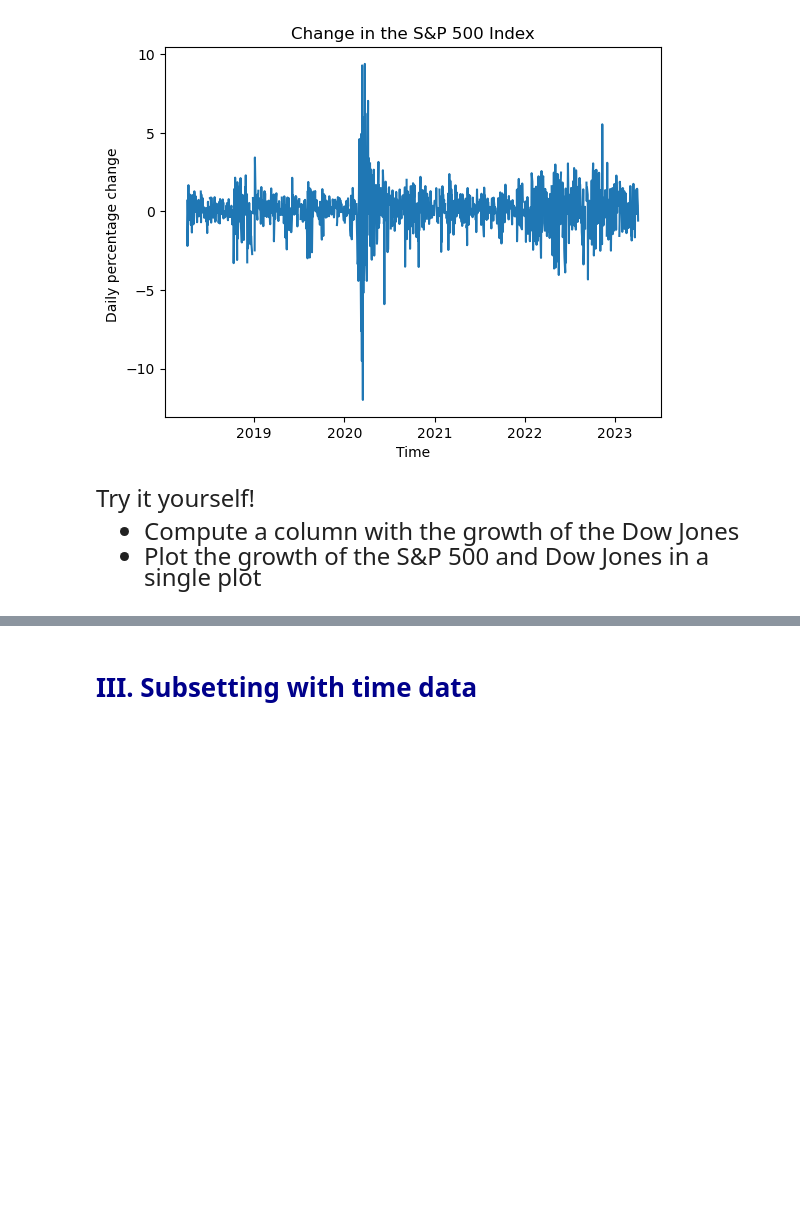
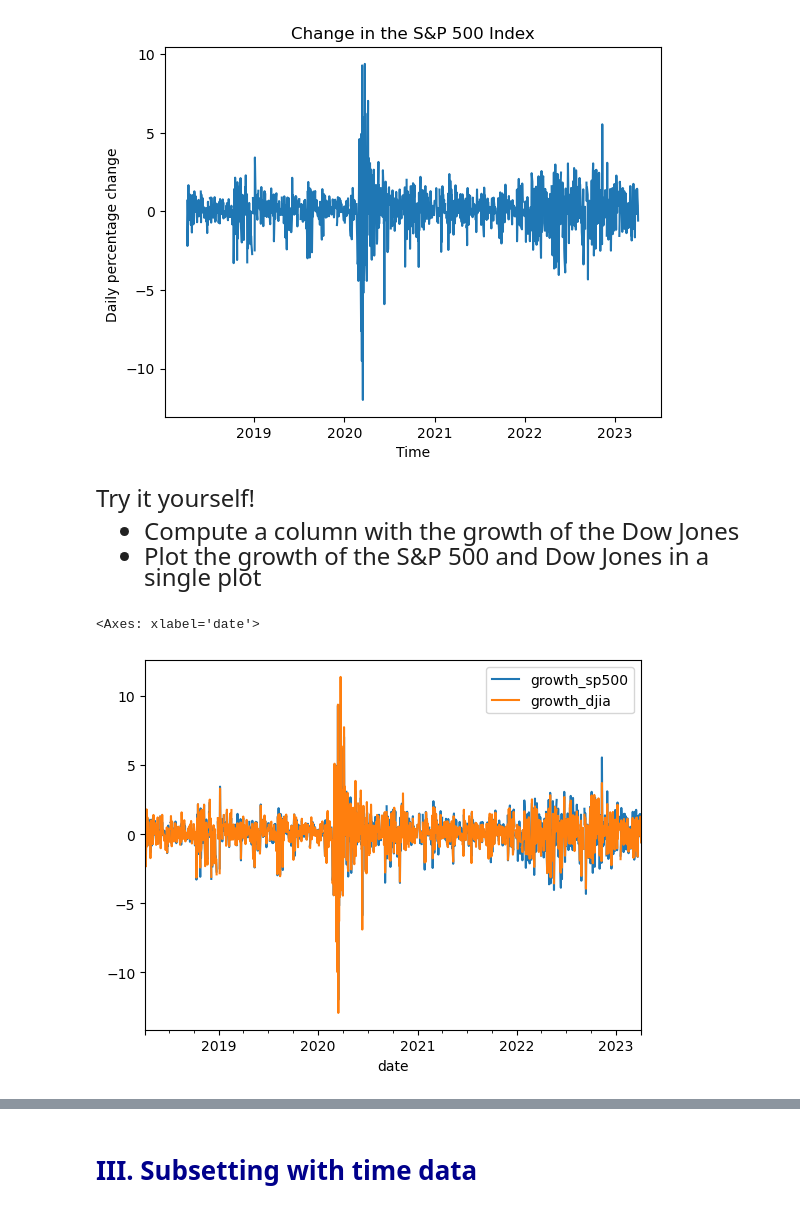
Before and after one commit to yoonpk147/qtm151_fall_2023, a Jupyter notebook: lecture_21/lecture_21.ipynb, the cells around one changed output, grey strips where cells are left out. Drawn from its saved outputs; the diff is of its cells as text; code cells hidden in the pictures; blank space fills up the shorter version.

```diff
--- a/lecture_21/lecture_21.ipynb
+++ b/lecture_21/lecture_21.ipynb
@@ -145,3 +186,9 @@ Try it yourself!
 single plot
 # %%
 # Write your own code
+financial['growth_djia'] = (financial['djia'].diff()/financial['djia'].shift(1))*100
+# %%
+financial[['date', 'growth_sp500', 'growth_djia']].set_index('date').plot()
+# %% [output]
+<Axes: xlabel='date'>
+[figure, added]
```
Also changed, not shown: parts of 17 cells of this notebook.
